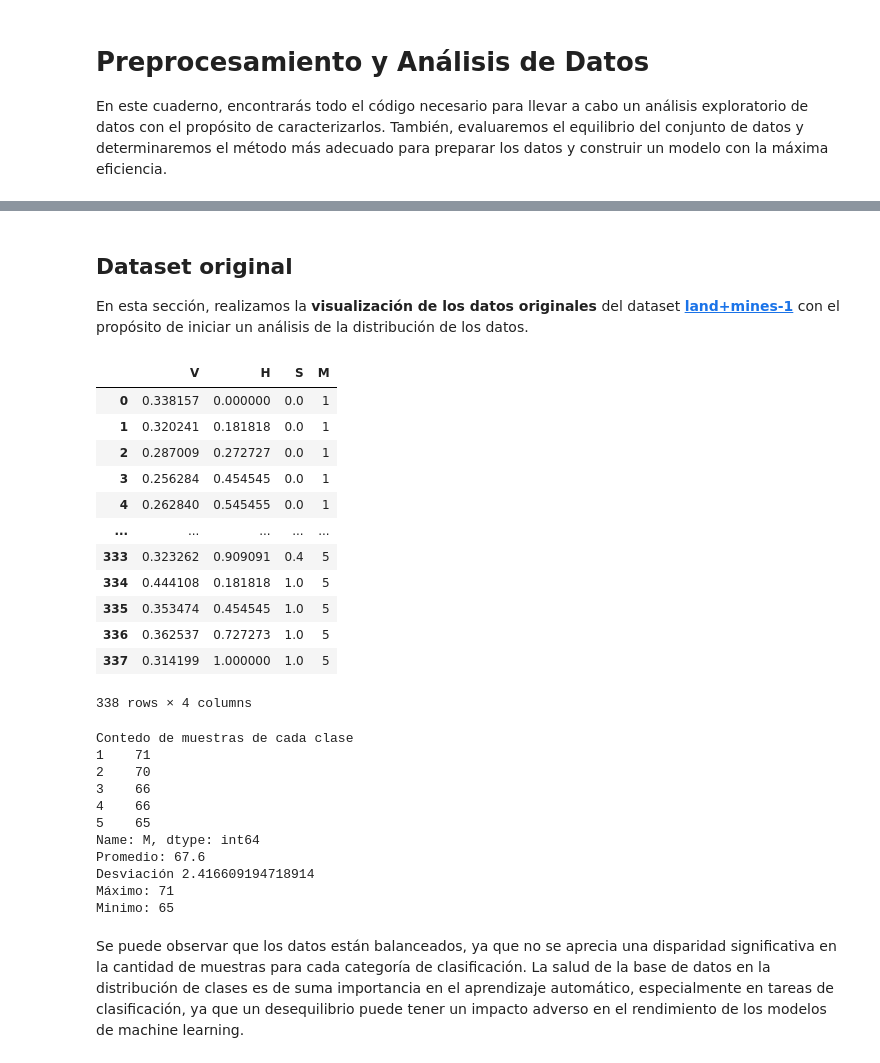
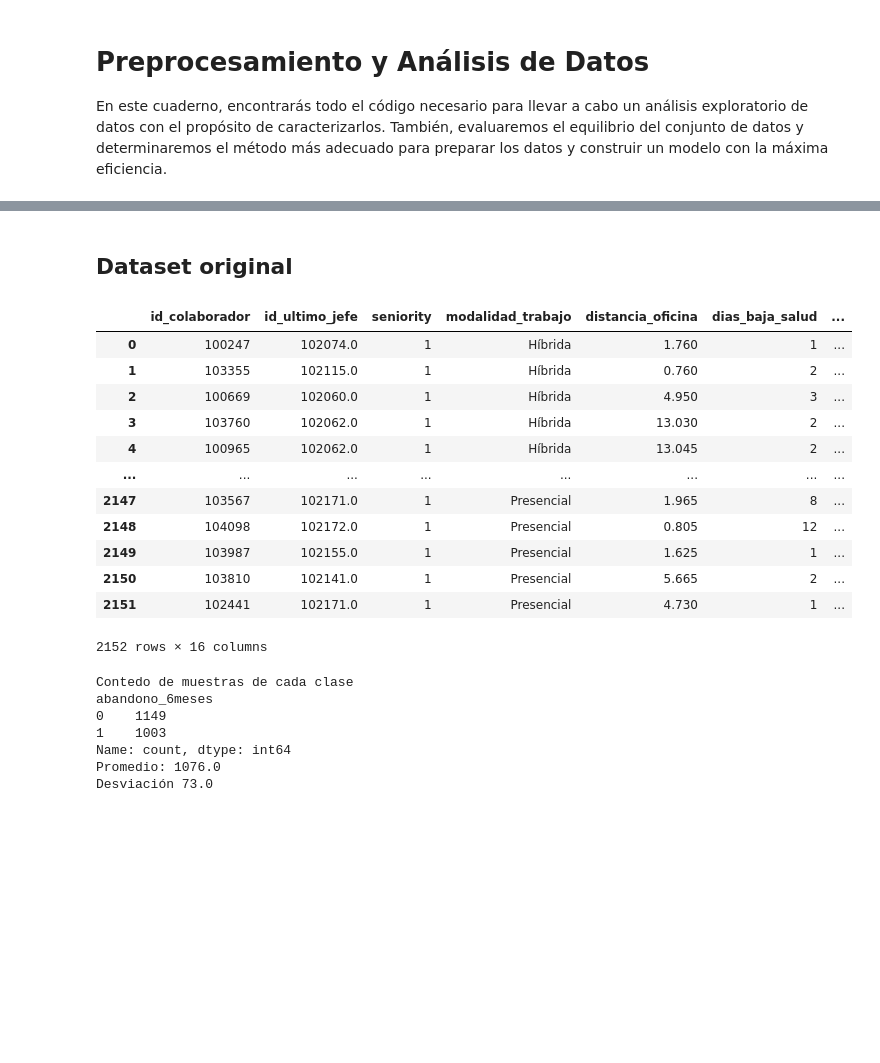
Before and after one commit to DataHumanizers/Data-analysis-and-cleaning, a Jupyter notebook: Preprocesamiento_Analisis.ipynb, the cells around one changed output, grey strips where cells are left out. Cells and saved outputs as stored; diff of their text form; code cells hidden in the pictures; blank space fills up the shorter version.

```diff
--- a/Preprocesamiento_Analisis.ipynb
+++ b/Preprocesamiento_Analisis.ipynb
@@ -27,45 +27,36 @@ ModuleNotFoundError: No module named 'sklearn'
-# %% [markdown]
-## Dataset original
-En esta sección, realizamos la **visualización de los datos originales** del dataset [**land+mines-1**](https://archive.ics.uci.edu/dataset/763/land%2Bmines-1) con el propósito de iniciar un análisis de la distribución de los datos.
+# %% [markdown]
+## Dataset original
 # %%
 #Lectura de el archivo
-archivo = 'Mine_Dataset.xls'
-data=pd.read_excel(archivo,  sheet_name='Normalized_Data')
+archivo = 'train_data.csv'
+data=pd.read_csv(archivo,sep=';')
 data
 # %% [output]
-|  | V | H | S | M |
-| 0 | 0.338157 | 0.000000 | 0.0 | 1 |
-| 1 | 0.320241 | 0.181818 | 0.0 | 1 |
-| 2 | 0.287009 | 0.272727 | 0.0 | 1 |
-| 3 | 0.256284 | 0.454545 | 0.0 | 1 |
-| 4 | 0.262840 | 0.545455 | 0.0 | 1 |
-| ... | ... | ... | ... | ... |
-| 333 | 0.323262 | 0.909091 | 0.4 | 5 |
-| 334 | 0.444108 | 0.181818 | 1.0 | 5 |
-| 335 | 0.353474 | 0.454545 | 1.0 | 5 |
-| 336 | 0.362537 | 0.727273 | 1.0 | 5 |
-| 337 | 0.314199 | 1.000000 | 1.0 | 5 |
+|  | id_colaborador | id_ultimo_jefe | seniority | modalidad_trabajo | distancia_oficina | dias_baja_salud | ... |
+| 0 | 100247 | 102074.0 | 1 | Híbrida | 1.760 | 1 | ... |
+| 1 | 103355 | 102115.0 | 1 | Híbrida | 0.760 | 2 | ... |
+| 2 | 100669 | 102060.0 | 1 | Híbrida | 4.950 | 3 | ... |
+| 3 | 103760 | 102062.0 | 1 | Híbrida | 13.030 | 2 | ... |
+| 4 | 100965 | 102062.0 | 1 | Híbrida | 13.045 | 2 | ... |
+| ... | ... | ... | ... | ... | ... | ... | ... |
+| 2147 | 103567 | 102171.0 | 1 | Presencial | 1.965 | 8 | ... |
+| 2148 | 104098 | 102172.0 | 1 | Presencial | 0.805 | 12 | ... |
+| 2149 | 103987 | 102155.0 | 1 | Presencial | 1.625 | 1 | ... |
+| 2150 | 103810 | 102141.0 | 1 | Presencial | 5.665 | 2 | ... |
+| 2151 | 102441 | 102171.0 | 1 | Presencial | 4.730 | 1 | ... |
-338 rows × 4 columns
+2152 rows × 16 columns
 # %%
 # Conteo de cada clase para descripción del dataset
 print("Contedo de muestras de cada clase")
-print(data['M'].value_counts())
+print(data['abandono_6meses'].value_counts())
 #Medidas estadisticas:
-print("Promedio:",np.mean(np.array(data['M'].value_counts())))
-print("Desviación",np.std(data['M'].value_counts()))
-print("Máximo:",np.max(data['M'].value_counts()))
-print("Minimo:",np.min(data['M'].value_counts()))
+print("Promedio:",np.mean(np.array(data['abandono_6meses'].value_counts())))
+print("Desviación",np.std(data['abandono_6meses'].value_counts()))
 # %% [output]
 Contedo de muestras de cada clase
-1    71
-2    70
-3    66
-4    66
-5    65
-Name: M, dtype: int64
-Promedio: 67.6
-Desviación 2.416609194718914
-Máximo: 71
-Minimo: 65
+abandono_6meses
+0    1149
+1    1003
+Name: count, dtype: int64
+Promedio: 1076.0
+Desviación 73.0
-# %% [markdown]
-Se puede observar que los datos están balanceados, ya que no se aprecia una disparidad significativa en la cantidad de muestras para cada categoría de clasificación. La salud de la base de datos en la distribución de clases es de suma importancia en el aprendizaje automático, especialmente en tareas de clasificación, ya que un desequilibrio puede tener un impacto adverso en el rendimiento de los modelos de machine learning.
```
Also changed, not shown: parts of 20 cells of this notebook.
